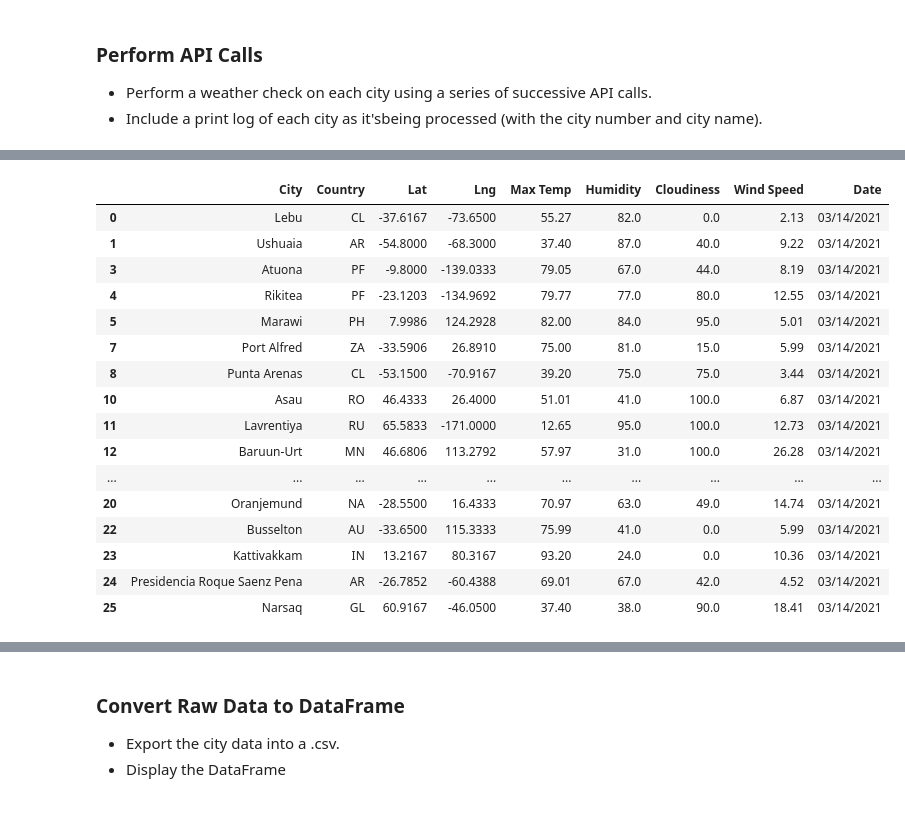
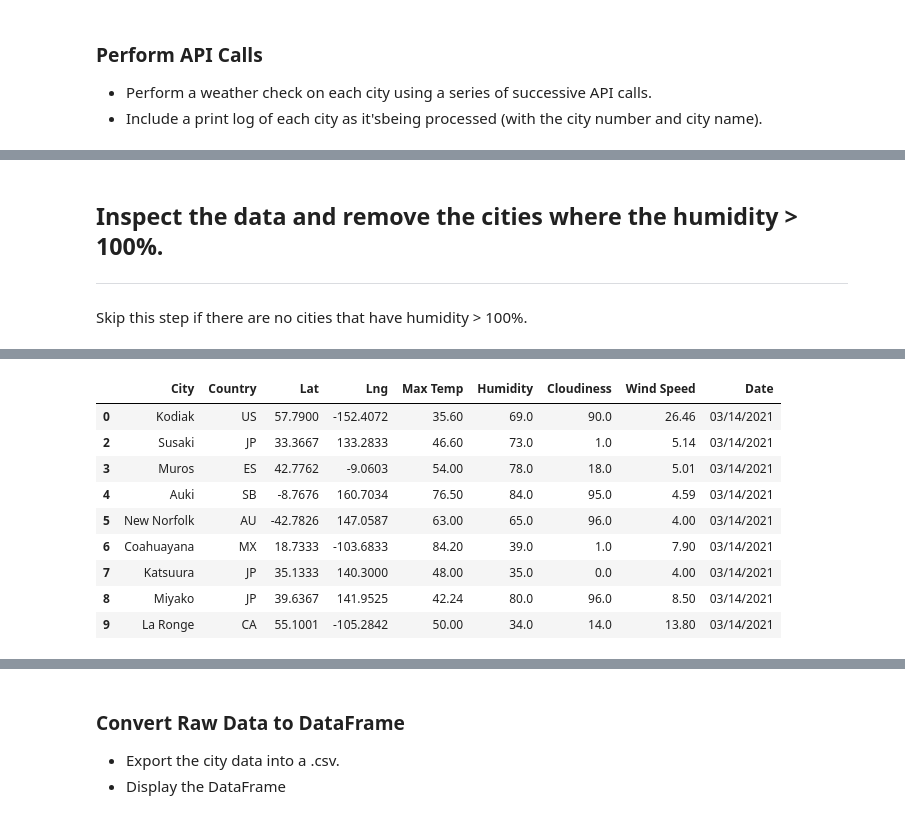
Before and after one commit to IthamarFrancois/Python-API-Challenge, a Jupyter notebook: WeatherPy/WeatherPy - Copy2.ipynb, the cells around one changed output, grey strips where cells are left out. Saved outputs shown, nothing was run; the diff lists cells and outputs as text; code cells hidden in the pictures.

Commit message:
Quick update of cleaned version of progress from offline work

```diff
--- a/WeatherPy/WeatherPy - Copy2.ipynb
+++ b/WeatherPy/WeatherPy - Copy2.ipynb
@@ -50,8 +50,8 @@ lat_lngs = []
 cities = []
 
 # Create a set of random lat and lng combinations
-lats = np.random.uniform(lat_range[0], lat_range[1], size=29)
-lngs = np.random.uniform(lng_range[0], lng_range[1], size=29)
+lats = np.random.uniform(lat_range[0], lat_range[1], size=10)
+lngs = np.random.uniform(lng_range[0], lng_range[1], size=10)
 lat_lngs = zip(lats, lngs)
 
 # Identify nearest city for each lat, lng combination
@@ -106,6 +100,8 @@ CityWeather_DF.head(30)
 * Perform a weather check on each city using a series of successive API calls.
 * Include a print log of each city as it'sbeing processed (with the city number and city name).
 # %%
+# SUPPLEMENTAL INFO AND API TESTS
+
 # Creating dynamic URL and checking to see if it works
 # Expected output according to API documentation:
 # api.openweathermap.org/data/2.5/weather?q={City}&units={unit}&appid={api_key}
@@ -113,15 +109,15 @@ CityWeather_DF.head(30)
 # 'units' is 'imperial' for Fahrenheit temp, api key is to be inserted in file "api_keys.py"
 
 # Variables
-baseURL = "http://api.openweathermap.org/data/2.5/find?q="
+#baseURL = "http://api.openweathermap.org/data/2.5/find?q="
 
-cityName = CityWeather_DF["City"][0]
-cityURL = cityName.replace(" ", "+")
-unitSys = "&units=imperial&appid="
+#cityName = CityWeather_DF["City"][0]
+#cityURL = cityName.replace(" ", "+")
+#unitSys = "&units=imperial&appid="
 
-queryURL = (f'{baseURL}{cityURL}{unitSys}{weather_api_key}')
-print(queryURL)
-print()
+#queryURL = (f'{baseURL}{cityURL}{unitSys}{weather_api_key}')
+#print(queryURL)
+#print()
 
-JsonWeatherResponse = requests.get(queryURL).json()
-pprint(JsonWeatherResponse)
+#JsonWeatherResponse = requests.get(queryURL).json()
+#pprint(JsonWeatherResponse)
@@ -265,11 +307,28 @@ dtype: int64
+# %% [markdown]
+## Inspect the data and remove the cities where the humidity > 100%.
+----
+Skip this step if there are no cities that have humidity > 100%.
 # %%
+# _______ CityWeather_DF _______
 # Clean the data of any blanks, duplicates, or rows with null/NaN values.
 CityWeather_DF.replace("", np.nan, inplace=True)
+CityWeather_DF.replace("NaN", np.nan, inplace=True)
 CityWeather_DF = CityWeather_DF.drop_duplicates()
 CityWeather_DF = CityWeather_DF.dropna()
+# Check to see if all rows have the same count and dataframe preview.
+#print(CityWeather_DF.count())
+#print()
+#CityWeather_DF.head(20)
 
-# Check to see if all rows have the same count and dataframe preview.
+
+# Create new copy of dataframe.
+clean_city_dataDF = CityWeather_DF.copy()
+# ** See next code snippet regarding new "100% Humidity" DF
+
+# Once the copy is complete, the orignal dataframe will be cleaned of the extra ["Humidity > 100%"] row
+# Displaying cleaned "original/spaceless" DF
+del CityWeather_DF["Humidity > 100%"]
 print(CityWeather_DF.count())
 print()
-CityWeather_DF.head(30)
+CityWeather_DF.head(20)
 # %% [output]
@@ -285,18 +344,11 @@ Date          18
 dtype: int64
 |  | City | Country | Lat | Lng | Max Temp | Humidity | Cloudiness | Wind Speed | Date |
-| 0 | Lebu | CL | -37.6167 | -73.6500 | 55.27 | 82.0 | 0.0 | 2.13 | 03/14/2021 |
-| 1 | Ushuaia | AR | -54.8000 | -68.3000 | 37.40 | 87.0 | 40.0 | 9.22 | 03/14/2021 |
-| 3 | Atuona | PF | -9.8000 | -139.0333 | 79.05 | 67.0 | 44.0 | 8.19 | 03/14/2021 |
-| 4 | Rikitea | PF | -23.1203 | -134.9692 | 79.77 | 77.0 | 80.0 | 12.55 | 03/14/2021 |
-| 5 | Marawi | PH | 7.9986 | 124.2928 | 82.00 | 84.0 | 95.0 | 5.01 | 03/14/2021 |
-| 7 | Port Alfred | ZA | -33.5906 | 26.8910 | 75.00 | 81.0 | 15.0 | 5.99 | 03/14/2021 |
-| 8 | Punta Arenas | CL | -53.1500 | -70.9167 | 39.20 | 75.0 | 75.0 | 3.44 | 03/14/2021 |
-| 10 | Asau | RO | 46.4333 | 26.4000 | 51.01 | 41.0 | 100.0 | 6.87 | 03/14/2021 |
-| 11 | Lavrentiya | RU | 65.5833 | -171.0000 | 12.65 | 95.0 | 100.0 | 12.73 | 03/14/2021 |
-| 12 | Baruun-Urt | MN | 46.6806 | 113.2792 | 57.97 | 31.0 | 100.0 | 26.28 | 03/14/2021 |
-| ... | ... | ... | ... | ... | ... | ... | ... | ... | ... |
-| 20 | Oranjemund | NA | -28.5500 | 16.4333 | 70.97 | 63.0 | 49.0 | 14.74 | 03/14/2021 |
-| 22 | Busselton | AU | -33.6500 | 115.3333 | 75.99 | 41.0 | 0.0 | 5.99 | 03/14/2021 |
-| 23 | Kattivakkam | IN | 13.2167 | 80.3167 | 93.20 | 24.0 | 0.0 | 10.36 | 03/14/2021 |
-| 24 | Presidencia Roque Saenz Pena | AR | -26.7852 | -60.4388 | 69.01 | 67.0 | 42.0 | 4.52 | 03/14/2021 |
-| 25 | Narsaq | GL | 60.9167 | -46.0500 | 37.40 | 38.0 | 90.0 | 18.41 | 03/14/2021 |
+| 0 | Kodiak | US | 57.7900 | -152.4072 | 35.60 | 69.0 | 90.0 | 26.46 | 03/14/2021 |
+| 2 | Susaki | JP | 33.3667 | 133.2833 | 46.60 | 73.0 | 1.0 | 5.14 | 03/14/2021 |
+| 3 | Muros | ES | 42.7762 | -9.0603 | 54.00 | 78.0 | 18.0 | 5.01 | 03/14/2021 |
+| 4 | Auki | SB | -8.7676 | 160.7034 | 76.50 | 84.0 | 95.0 | 4.59 | 03/14/2021 |
+| 5 | New Norfolk | AU | -42.7826 | 147.0587 | 63.00 | 65.0 | 96.0 | 4.00 | 03/14/2021 |
+| 6 | Coahuayana | MX | 18.7333 | -103.6833 | 84.20 | 39.0 | 1.0 | 7.90 | 03/14/2021 |
+| 7 | Katsuura | JP | 35.1333 | 140.3000 | 48.00 | 35.0 | 0.0 | 4.00 | 03/14/2021 |
+| 8 | Miyako | JP | 39.6367 | 141.9525 | 42.24 | 80.0 | 96.0 | 8.50 | 03/14/2021 |
+| 9 | La Ronge | CA | 55.1001 | -105.2842 | 50.00 | 34.0 | 14.0 | 13.80 | 03/14/2021 |
```
Also changed, not shown: parts of 16 cells of this notebook, 1 other file.
